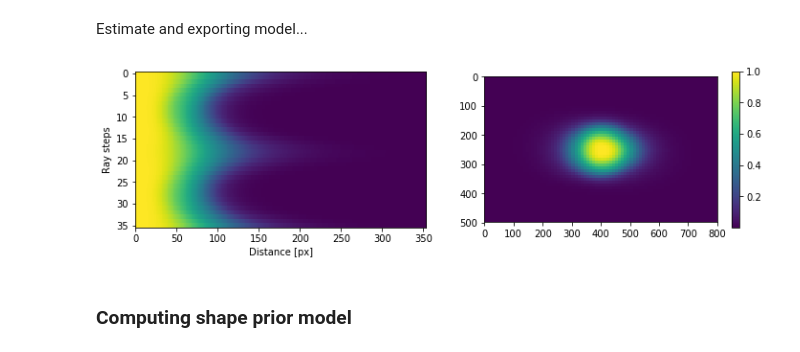
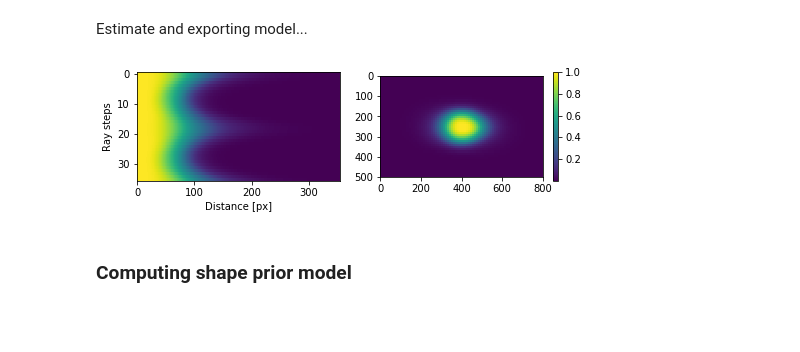
Before and after one commit to Borda/pyImSegm, a Jupyter notebook: notebooks/RG2Sp_region-growing.ipynb, the cells around one changed output. Cells and saved outputs as stored; diff of their text form; code cells hidden in the pictures; blank space fills up the shorter version.

```diff
--- a/notebooks/RG2Sp_region-growing.ipynb
+++ b/notebooks/RG2Sp_region-growing.ipynb
@@ -78,12 +78,12 @@ PATH_MODEL_SINGLE = os.path.join(PATH_DATA, 'RG2SP_eggs_single-model.pkl')
 with open(PATH_MODEL_SINGLE, 'w') as fp:
     pickle.dump({'name': 'cdf', 'cdfs': cdf, 'mix_model': mm}, fp)
 # %%
-fig = plt.figure(figsize=(12, 3))
+fig = plt.figure(figsize=(8, 2))
 plt.subplot(1, 2, 1), plt.imshow(cdf, aspect='auto'), plt.ylabel('Ray steps'), plt.xlabel('Distance [px]')
 _= plt.subplot(1, 2, 2), plt.imshow(compute_prior_map(cdf, step=10)), plt.colorbar()
 # fig.savefig(os.path.join(PATH_OUT, 'shape-prior.pdf'), bbox_inches='tight')
 # %% [output]
-[figure, old version]
+[figure, new version]
 # %% [markdown]
 ### Computing shape prior model
 # %% [markdown]
```
Also changed, not shown: parts of 15 cells of this notebook, 5 other files.
